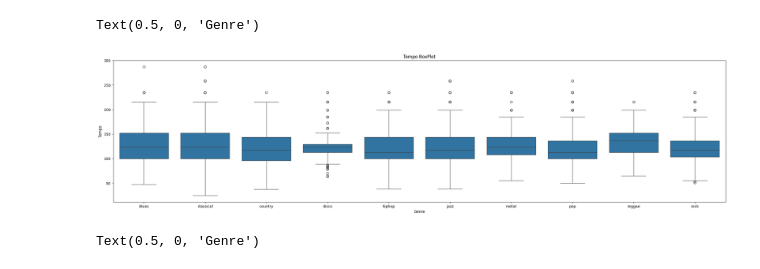
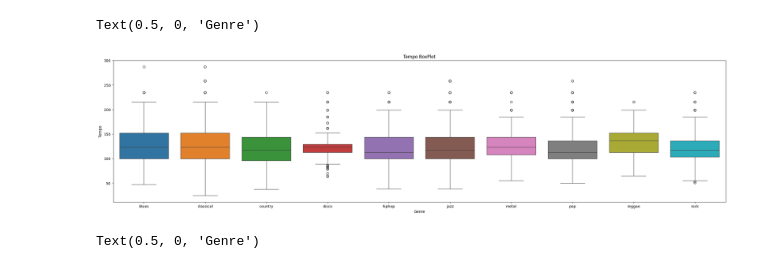
Before and after one commit to OlaAni/Final_Year_Project, a Jupyter notebook: Initial/analysis.ipynb, the cells around one changed output. Drawn from its saved outputs; the diff is of its cells as text; code cells hidden in the pictures.

```diff
--- a/Initial/analysis.ipynb
+++ b/Initial/analysis.ipynb
@@ -39,12 +92,12 @@ music_data.rms_mean.hist(figsize=(7,10))
 # %%
 plt.figure(figsize=(30, 7));
-sns.boxplot(x = "label", y = "tempo", data = music_data[["label", "tempo"]]);
+sns.boxplot(x = "label", y = "tempo", hue='label', data = music_data[["label", "tempo"]]);
 plt.title('Tempo BoxPlot')
 plt.ylabel("Tempo")
 plt.xlabel("Genre")
 # %% [output]
 Text(0.5, 0, 'Genre')
-[figure, old version]
+[figure, new version]
 # %%
 plt.figure(figsize=(30, 7));
 sns.boxplot(x = "label", y = "rms_mean", data = music_data[["label", "rms_mean"]]);
```
Also changed, not shown: parts of 4 cells of this notebook, 6 other files.
